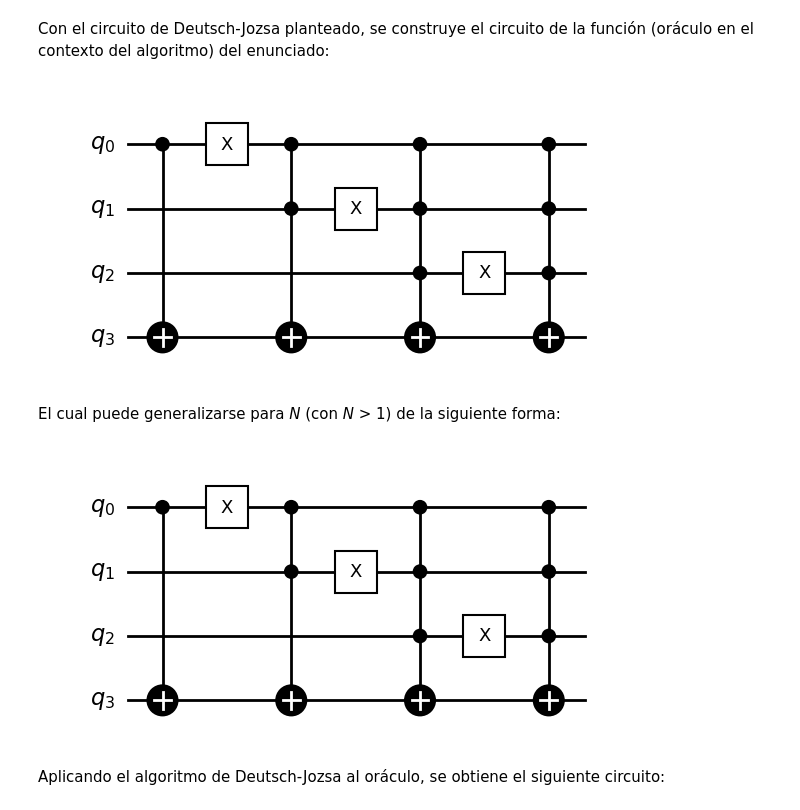
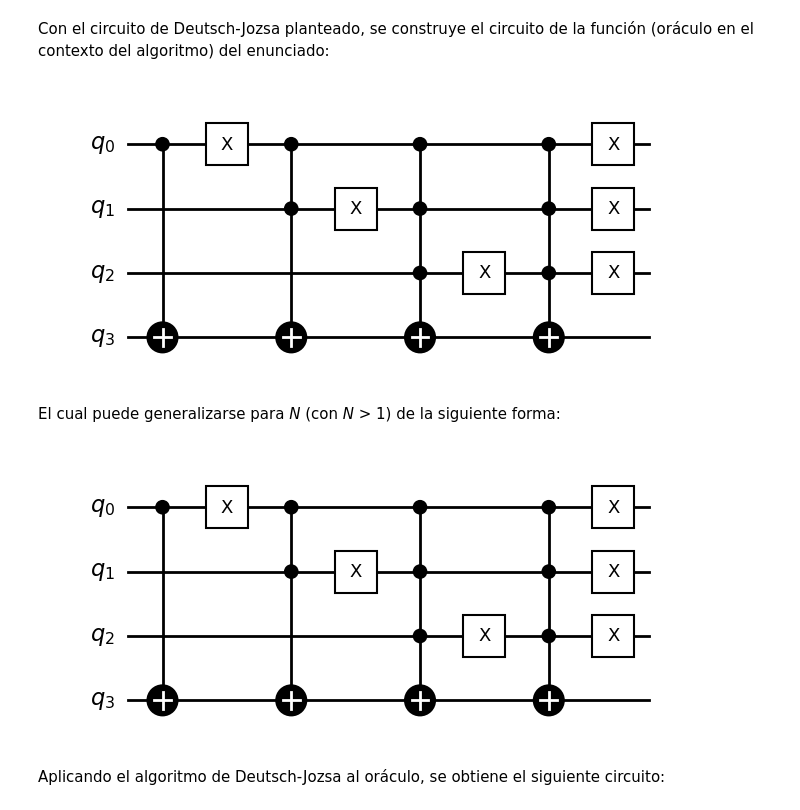
Before and after one commit to iroumec/Quantum-Computing, a Jupyter notebook: segunda_entrega.ipynb, the cells around one changed output. Cells and saved outputs as stored; diff of their text form; code cells hidden in the pictures.

```diff
--- a/segunda_entrega.ipynb
+++ b/segunda_entrega.ipynb
@@ -406,27 +412,31 @@ Con el circuito de Deutsch-Jozsa planteado, se construye el circuito de la funci
 # %%
 def oraculo(quantum_circuit, number_of_qubits):
 
     # Número de qubits que pueden acceder a través
     # los índices. Variable definida para no restar
     # constantemente uno.
     accesible_qubits = number_of_qubits - 1
 
     quantum_circuit.cx(0, accesible_qubits)
     quantum_circuit.x(0)
     quantum_circuit.ccx(0, 1, accesible_qubits)
     quantum_circuit.x(1)
     # Todos los qubits excepto el último como controles
     quantum_circuit.mcx(list(range(accesible_qubits)), accesible_qubits)
     quantum_circuit.x(2)
     quantum_circuit.mcx(list(range(accesible_qubits)), accesible_qubits)
 
+    quantum_circuit.x(0)
+    quantum_circuit.x(1)
+    quantum_circuit.x(2)
+
     return quantum_circuit
 
 
 qc = QuantumCircuit(4)
 oraculo(qc, 4).draw(output='mpl', style='bw')
 # %% [output]
-[figure, old version]
+[figure, new version]
 # %% [markdown]
 El cual puede generalizarse para _N_ (con _N_ > 1) de la siguiente forma:
 # %%
@@ -446,6 +456,8 @@ def oraculo(quantum_circuit, number_of_qubits):
 
     quantum_circuit.mcx(list(range(accesible_qubits)), accesible_qubits)
 
+    quantum_circuit.x(list(range(accesible_qubits)))
+
     return quantum_circuit
 
 number_of_qubits = 4
@@ -453,7 +465,7 @@ qc = QuantumCircuit(number_of_qubits)
 
 oraculo(qc, number_of_qubits).draw(output='mpl', style='bw')
 # %% [output]
-[figure, old version]
+[figure, new version]
 # %% [markdown]
 Aplicando el algoritmo de Deutsch-Jozsa al oráculo, se obtiene el siguiente circuito:
 # %%
```
Also changed, not shown: parts of 13 cells of this notebook.
